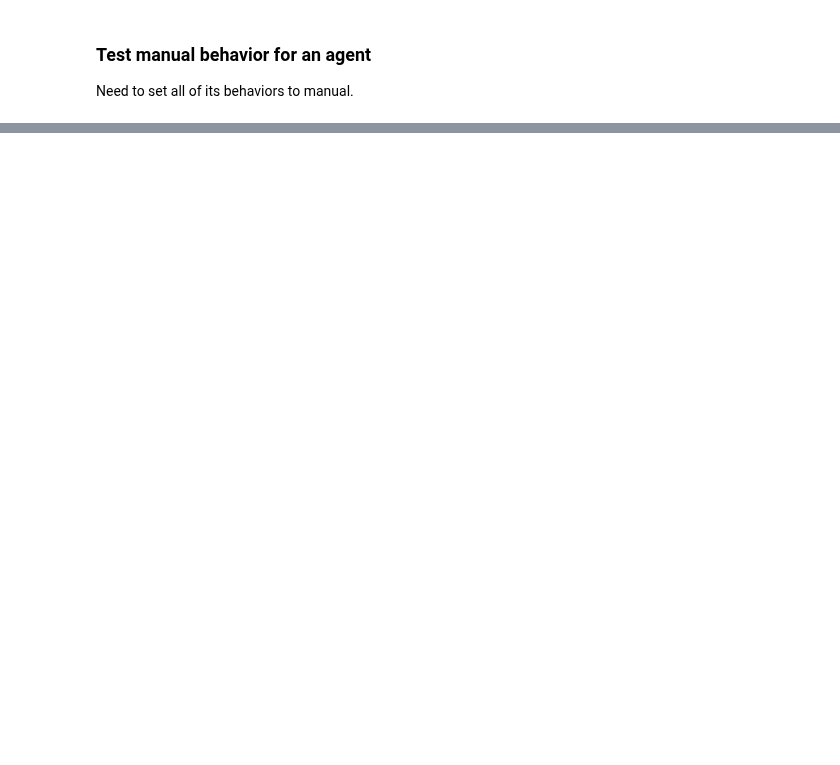
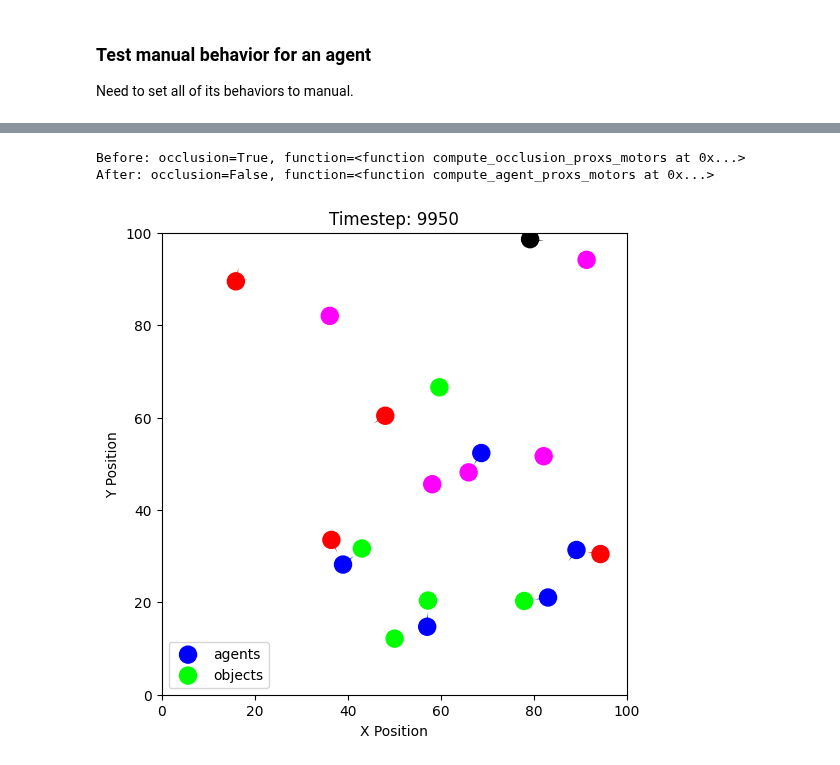
Before and after one commit to clement-moulin-frier/vivarium, a Jupyter notebook: vivarium/experimental/notebooks/occlusion_choice_selective_sensing.ipynb, the cells around one changed output, grey strips where cells are left out. Cells and saved outputs as stored; diff of their text form; code cells hidden in the pictures; blank space fills up the shorter version.

```diff
--- a/vivarium/experimental/notebooks/occlusion_choice_selective_sensing.ipynb
+++ b/vivarium/experimental/notebooks/occlusion_choice_selective_sensing.ipynb
@@ -625,0 +701,20 @@ render_history(hist, skip_frames=50)
+# %%
+print(f"Before: occlusion={env.occlusion}, function={env.compute_all_agents_proxs_motors}")
+
+env.occlusion = False
+env.update_agent_prox_motor_function()
+print(f"After: occlusion={env.occlusion}, function={env.compute_all_agents_proxs_motors}")
+# %% [output]
+Before: occlusion=True, function=<function compute_occlusion_proxs_motors at 0x...>
+After: occlusion=False, function=<function compute_agent_proxs_motors at 0x...>
+# %%
+n_steps = 10_000
+hist = []
+
+for i in range(n_steps):
+    state = env.step(state)
+    hist.append(state)
+# %%
+render_history(hist, skip_frames=50)
+# %% [output]
+[figure, added]
```
Also changed, not shown: parts of 37 cells of this notebook.
